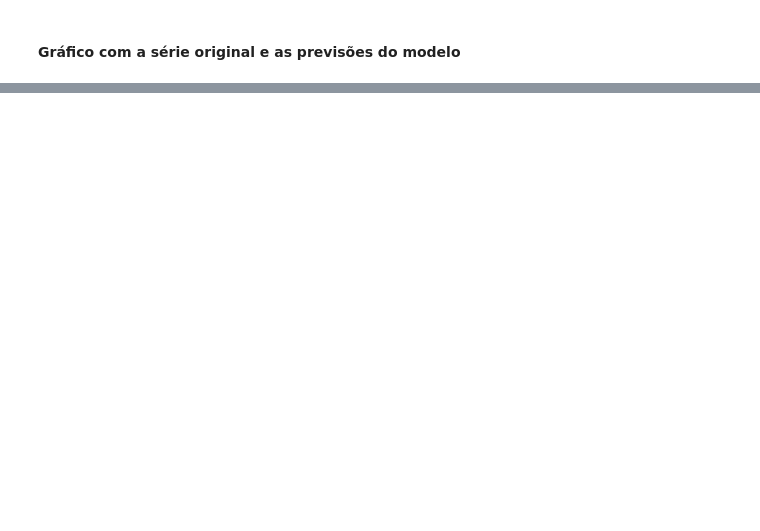
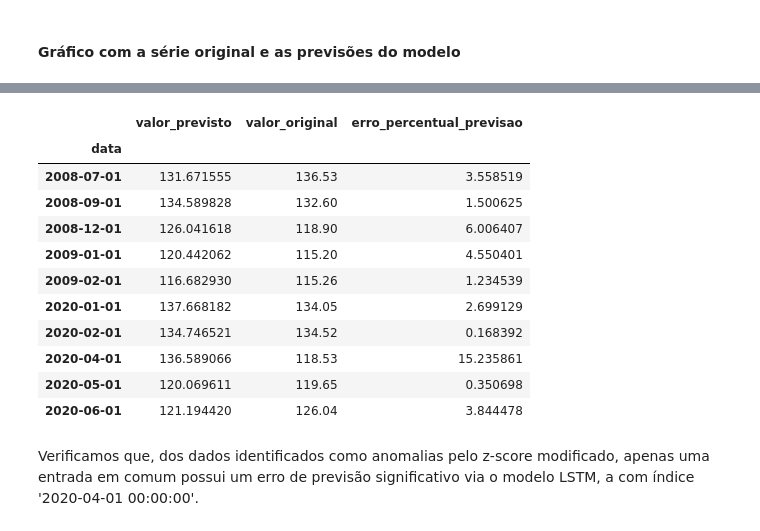
Before and after one commit to dev-alexmc/bimaster-proj, a Jupyter notebook: ibc_br_da_predicao_de_series.ipynb, the cells around one changed output, grey strips where cells are left out. Drawn from its saved outputs; the diff is of its cells as text; code cells hidden in the pictures; blank space fills up the shorter version.

```diff
--- a/ibc_br_da_predicao_de_series.ipynb
+++ b/ibc_br_da_predicao_de_series.ipynb
@@ -1005,0 +1179,5 @@ desenhar_serie_com_previsao(dataframe=df_ibcbr,
+# %%
+df_ibcbr_previsoes = obter_previsoes(dataframe=df_ibcbr,
+                                     model=lstm_model,
+                                     scaler=scaler,
+                                     window_size=SLIDING_WINDOW_SIZE)
@@ -1005,0 +1186,5 @@ desenhar_serie_com_previsao(dataframe=df_ibcbr,
+# %%
+# renomeamos a coluna com as previsões e adicionamos uma coluna com os valores
+# originais.
+df_ibcbr_previsoes.rename(columns={'valor':'valor_previsto'}, inplace=True)
+df_ibcbr_previsoes['valor_original'] = df_ibcbr['valor']
@@ -1005,0 +1205,4 @@ desenhar_serie_com_previsao(dataframe=df_ibcbr,
+# %%
+# removemos os dados iniciais relativos ao tamanho da janela, pois não há
+# previsão disponível para esses
+df_ibcbr_previsoes = df_ibcbr_previsoes[SLIDING_WINDOW_SIZE:]
@@ -1005,0 +1224,8 @@ desenhar_serie_com_previsao(dataframe=df_ibcbr,
+# %%
+# criamos uma nova coluna, chamada 'erro_percentual_previsao', para conter o erro
+# percentual na previsão de cada entrada
+
+df_ibcbr_previsoes['erro_percentual_previsao'] = np.abs(
+  (df_ibcbr_previsoes['valor_original'] -
+   df_ibcbr_previsoes['valor_previsto'])
+  / df_ibcbr_previsoes['valor_original'] ) * 100.0
@@ -1005,0 +1276,20 @@ desenhar_serie_com_previsao(dataframe=df_ibcbr,
+# %%
+# verificamos qual o erro na previsão das entradas identificadas
+# como anomalias via o método do z-score modificado
+df_ibcbr_previsoes.loc[indices_com_anomalias_zscore_mod]
+# %% [output]
+|  | valor_previsto | valor_original | erro_percentual_previsao |
+| data |  |  |  |
+| 2008-07-01 | 131.671555 | 136.53 | 3.558519 |
+| 2008-09-01 | 134.589828 | 132.60 | 1.500625 |
+| 2008-12-01 | 126.041618 | 118.90 | 6.006407 |
+| 2009-01-01 | 120.442062 | 115.20 | 4.550401 |
+| 2009-02-01 | 116.682930 | 115.26 | 1.234539 |
+| 2020-01-01 | 137.668182 | 134.05 | 2.699129 |
+| 2020-02-01 | 134.746521 | 134.52 | 0.168392 |
+| 2020-04-01 | 136.589066 | 118.53 | 15.235861 |
+| 2020-05-01 | 120.069611 | 119.65 | 0.350698 |
+| 2020-06-01 | 121.194420 | 126.04 | 3.844478 |
+# %% [markdown]
+Verificamos que, dos dados identificados como anomalias pelo z-score modificado,
+apenas uma entrada em comum possui um erro de previsão significativo via o modelo LSTM, a com índice '2020-04-01 00:00:00'.
```
Also changed, not shown: parts of 43 cells of this notebook.
